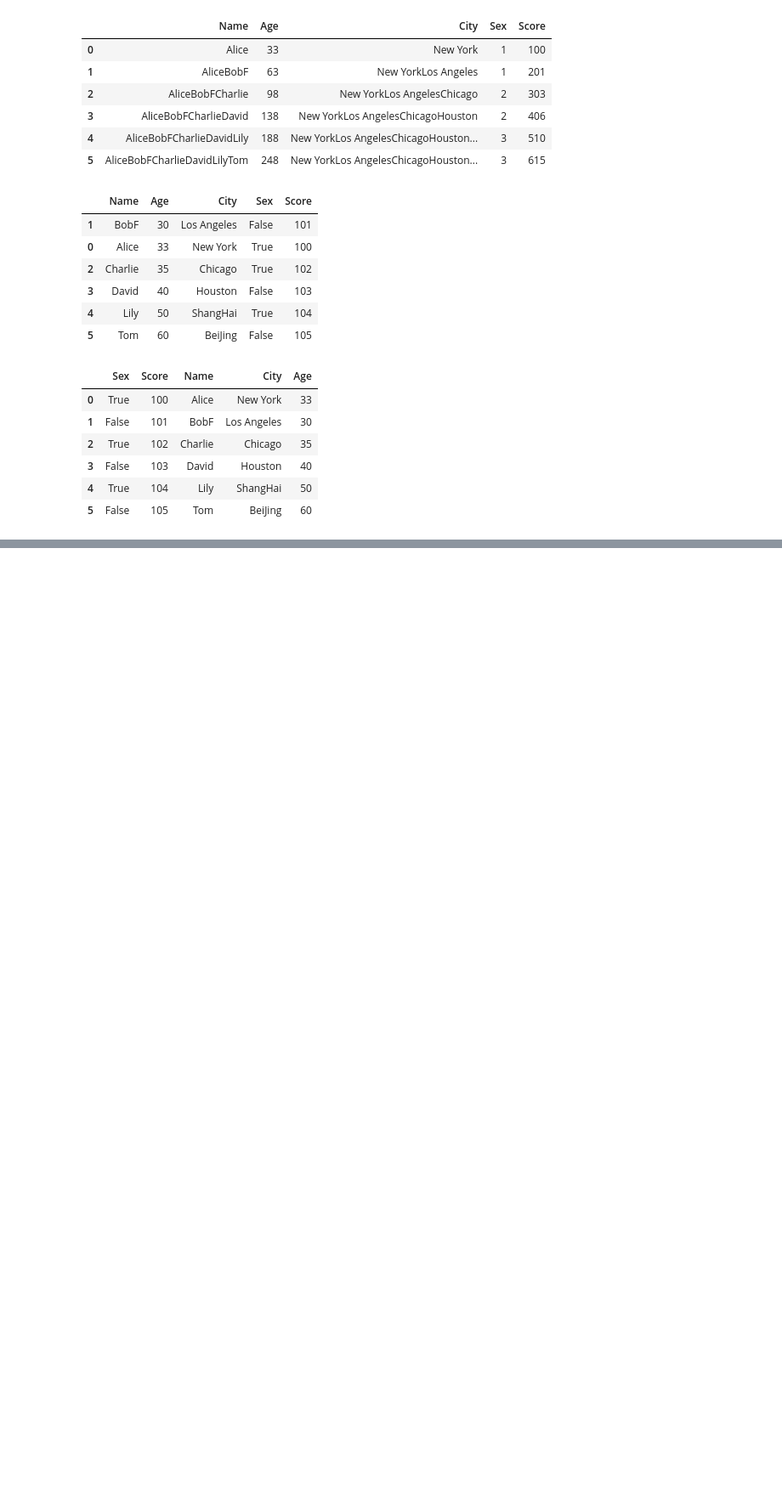
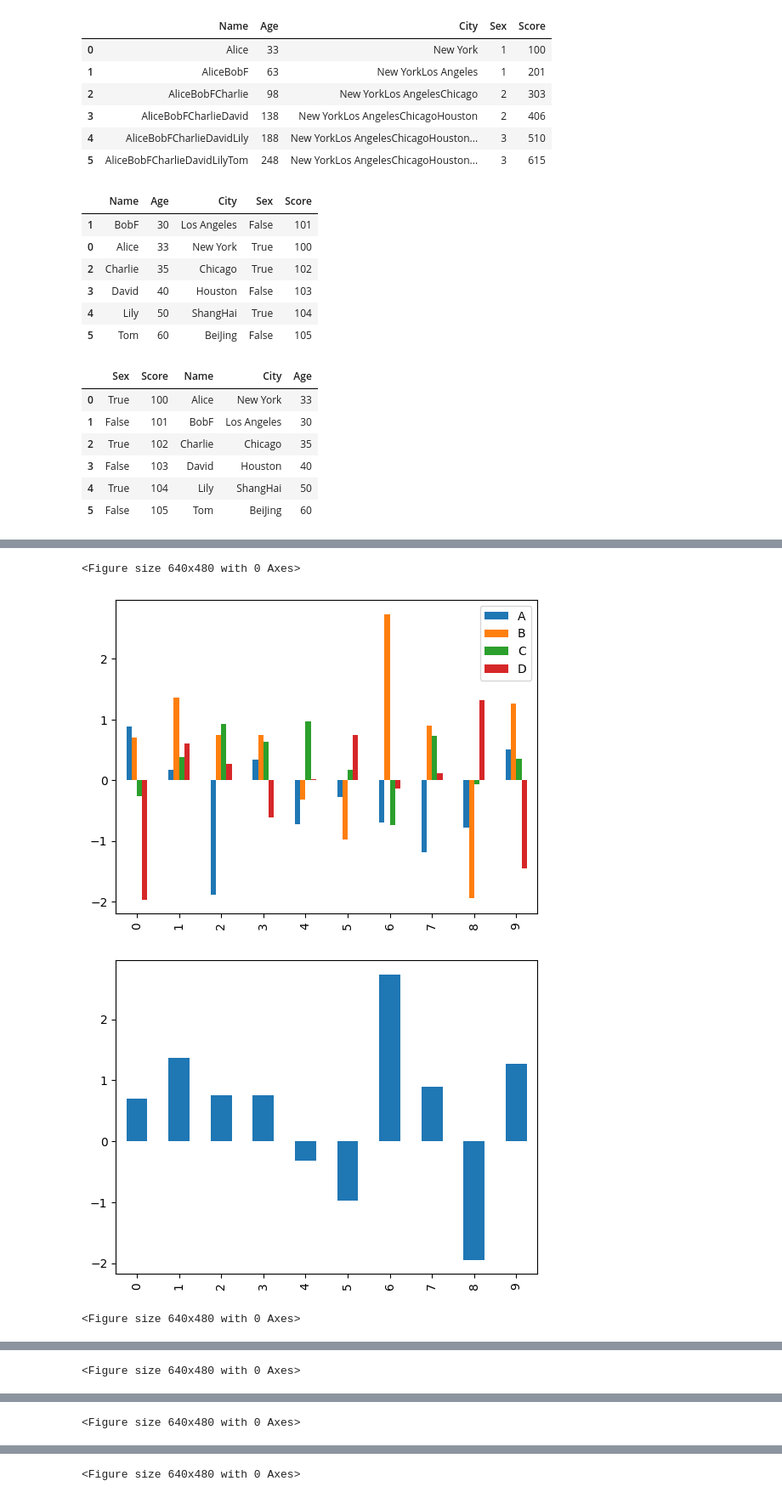
Before and after one commit to AshgardDev/Study_Numpy_Matlibplot, a Jupyter notebook: pandas_study/pandas_16.ipynb, the cells around one changed output, grey strips where cells are left out. Shown at 85% size. Cells and saved outputs as stored; diff of their text form; code cells hidden in the pictures; blank space fills up the shorter version.

```diff
--- a/pandas_study/pandas_16.ipynb
+++ b/pandas_study/pandas_16.ipynb
@@ -259,0 +662,31 @@ list(groupObj)
+# %%
+df = pd.DataFrame(np.random.randn(10, 4), columns=["A", "B", "C", "D"])
+plt.figure()
+df.plot.bar()
+plt.show()
+
+plt.figure()
+df["B"].plot(kind="bar")
+plt.show()
+
+plt.figure()
+df.plot(kind="bar")
+plt.show()
+
+plt.figure()
+df.plot.barh()
+plt.show()
+
+plt.figure()
+df.iloc[:5].plot.bar()
+plt.axhline(0, color="k")
+plt.show()
+
+plt.figure()
+df.iloc[:2].plot.bar(stacked=True)
+plt.show()
+# %% [output]
+<Figure size 640x480 with 0 Axes>
+[figure, added]
+[figure, added]
+<Figure size 640x480 with 0 Axes>
@@ -259,0 +694 @@ list(groupObj)
+<Figure size 640x480 with 0 Axes>
@@ -259,0 +696 @@ list(groupObj)
+<Figure size 640x480 with 0 Axes>
@@ -259,0 +698 @@ list(groupObj)
+<Figure size 640x480 with 0 Axes>
```
Also changed, not shown: parts of 34 cells of this notebook, 4 other files.
